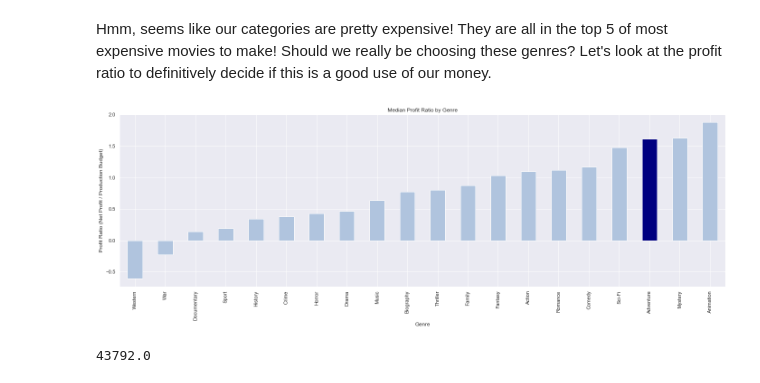
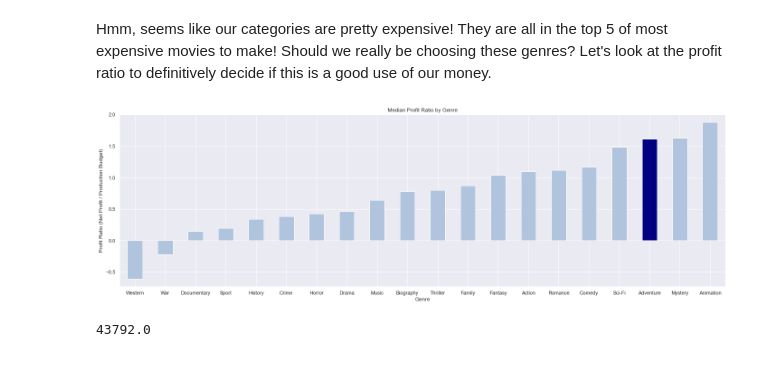
Before and after one commit to doriggs/Semester1Capstone, a Jupyter notebook: student.ipynb, the cells around one changed output. Saved outputs shown, nothing was run; the diff lists cells and outputs as text; code cells hidden in the pictures.

Commit message:
update graphs, remove excess decimals on readme

```diff
--- a/student.ipynb
+++ b/student.ipynb
@@ -375,13 +375,14 @@ Hmm, seems like our categories are pretty expensive! They are all in the top 5 o
 # %%
 fig, ax = plt.subplots(figsize=(24,7))
 genre_df = genre_df.sort_values('median_profit_ratio')
 genre_df.median_profit_ratio.plot.bar(ax=ax, color=\
      ["navy" if (x == 'Adventure' ) \
       else 'lightsteelblue' for x in genre_df.index]);
 ax.set(title='Median Profit Ratio by Genre', xlabel='Genre', \
        ylabel='Profit Ratio (Net Profit / Production Budget)');
+plt.xticks(rotation=0);
 # %% [output]
-[figure, old version]
+[figure, new version]
 # %%
 imdb_tn_tmdb_df.numvotes.median()
 # %% [output]
```
Also changed, not shown: parts of 1 cell of this notebook, 1 other file.
